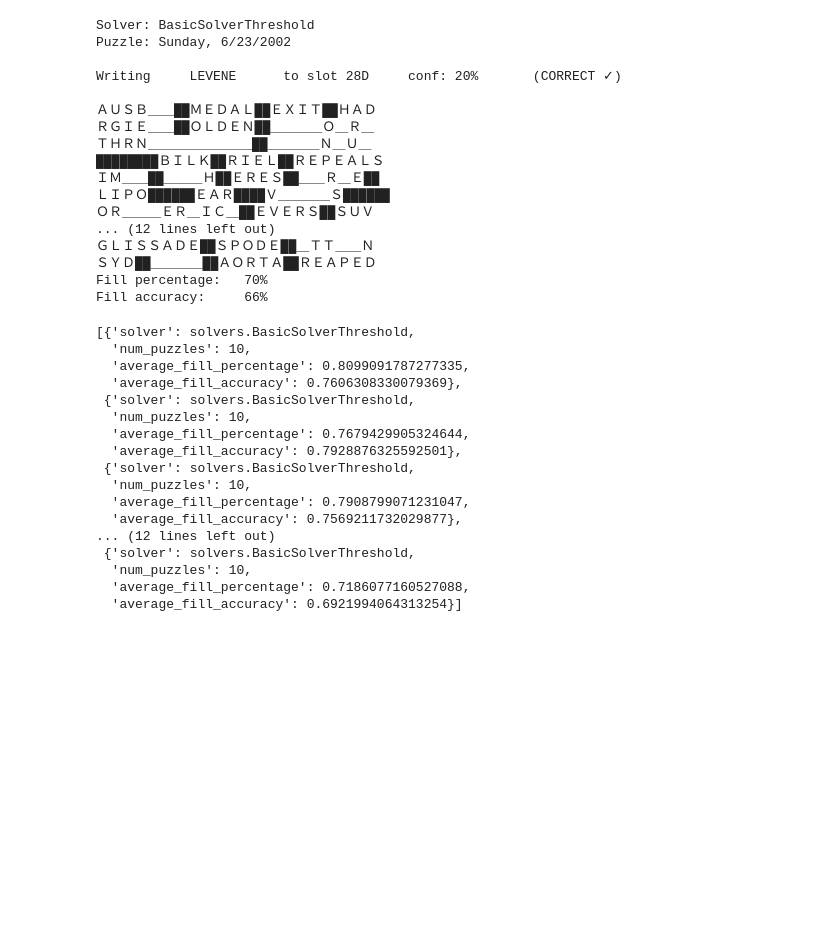
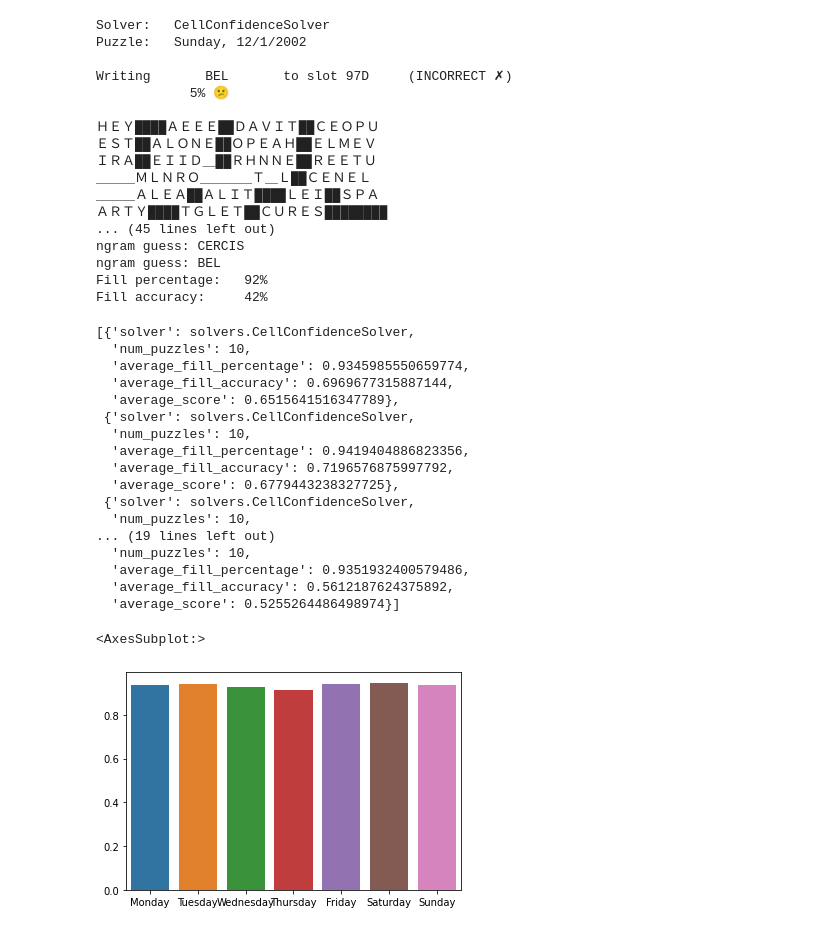
Before and after one commit to rschwa6308/Crossword-Puzzle-Solver, a Jupyter notebook: analysis.ipynb, the cells around one changed output. Drawn from its saved outputs; the diff is of its cells as text; code cells hidden in the pictures; blank space fills up the shorter version.

```diff
--- a/analysis.ipynb
+++ b/analysis.ipynb
@@ -13,45 +13,56 @@ DOWS = ["Monday", "Tuesday", "Wednesday", "Thursday", "Friday", "Saturday", "Sun
 NUM_SAMPLES = 10
 
 results = [
-    test_solver(BasicSolverThreshold, NUM_SAMPLES, lambda p: p.puzzle_dict["dow"] == dow)
+    test_solver(CellConfidenceSolver, NUM_SAMPLES, lambda p: p.puzzle_dict["dow"] == dow)
     for dow in DOWS
 ]
 results
 # %% [output]
-Solver: BasicSolverThreshold
-Puzzle: Sunday, 6/23/2002
+Solver:   CellConfidenceSolver
+Puzzle:   Sunday, 12/1/2002
 
-Writing     LEVENE      to slot 28D     conf: 20%       (CORRECT ✓)
+Writing       BEL       to slot 97D     (INCORRECT ✗)
+            5% 😕
 
-ＡＵＳＢ＿＿██ＭＥＤＡＬ██ＥＸＩＴ██ＨＡＤ
-ＲＧＩＥ＿＿██ＯＬＤＥＮ██＿＿＿＿Ｏ＿Ｒ＿
-ＴＨＲＮ＿＿＿＿＿＿＿＿██＿＿＿＿Ｎ＿Ｕ＿
-████████ＢＩＬＫ██ＲＩＥＬ██ＲＥＰＥＡＬＳ
-ＩＭ＿＿██＿＿＿Ｈ██ＥＲＥＳ██＿＿Ｒ＿Ｅ██
-ＬＩＰＯ██████ＥＡＲ████Ｖ＿＿＿＿Ｓ██████
-ＯＲ＿＿＿ＥＲ＿ＩＣ＿██ＥＶＥＲＳ██ＳＵＶ
-... (12 lines left out)
-ＧＬＩＳＳＡＤＥ██ＳＰＯＤＥ██＿ＴＴ＿＿Ｎ
-ＳＹＤ██＿＿＿＿██ＡＯＲＴＡ██ＲＥＡＰＥＤ
-Fill percentage:   70%
-Fill accuracy:     66%
+ＨＥＹ████ＡＥＥＥ██ＤＡＶＩＴ██ＣＥＯＰＵ
+ＥＳＴ██ＡＬＯＮＥ██ＯＰＥＡＨ██ＥＬＭＥＶ
+ＩＲＡ██ＥＩＩＤ＿██ＲＨＮＮＥ██ＲＥＥＴＵ
+＿＿＿ＭＬＮＲＯ＿＿＿＿Ｔ＿Ｌ██ＣＥＮＥＬ
+＿＿＿ＡＬＥＡ██ＡＬＩＴ████ＬＥＩ██ＳＰＡ
+ＡＲＴＹ████ＴＧＬＥＴ██ＣＵＲＥＳ████████
+... (45 lines left out)
+ngram guess: CERCIS
+ngram guess: BEL
+Fill percentage:   92%
+Fill accuracy:     42%
-[{'solver': solvers.BasicSolverThreshold,
+[{'solver': solvers.CellConfidenceSolver,
   'num_puzzles': 10,
-  'average_fill_percentage': 0.8099091787277335,
-  'average_fill_accuracy': 0.7606308330079369},
- {'solver': solvers.BasicSolverThreshold,
+  'average_fill_percentage': 0.9345985550659774,
+  'average_fill_accuracy': 0.6969677315887144,
+  'average_score': 0.6515641516347789},
+ {'solver': solvers.CellConfidenceSolver,
   'num_puzzles': 10,
-  'average_fill_percentage': 0.7679429905324644,
-  'average_fill_accuracy': 0.7928876325592501},
- {'solver': solvers.BasicSolverThreshold,
+  'average_fill_percentage': 0.9419404886823356,
+  'average_fill_accuracy': 0.7196576875997792,
+  'average_score': 0.6779443238327725},
+ {'solver': solvers.CellConfidenceSolver,
   'num_puzzles': 10,
-  'average_fill_percentage': 0.7908799071231047,
-  'average_fill_accuracy': 0.7569211732029877},
-... (12 lines left out)
- {'solver': solvers.BasicSolverThreshold,
+... (19 lines left out)
   'num_puzzles': 10,
-  'average_fill_percentage': 0.7186077160527088,
-  'average_fill_accuracy': 0.6921994064313254}]
+  'average_fill_percentage': 0.9351932400579486,
+  'average_fill_accuracy': 0.5612187624375892,
+  'average_score': 0.5255264486498974}]
+# %%
+import seaborn as sns
+
+fill_pers = [res["average_fill_percentage"] for res in results]
+fill_accs = [res["average_fill_accuracy"] for res in results]
+scores = [res["average_score"] for res in results]
+
+sns.barplot(x=DOWS, y=fill_pers)
+# %% [output]
+<AxesSubplot:>
+[figure, added]
 # %%
 sns.barplot(x=DOWS, y=fill_accs)
 # %% [output]
```
Also changed, not shown: parts of 4 cells of this notebook, 8 other files.
